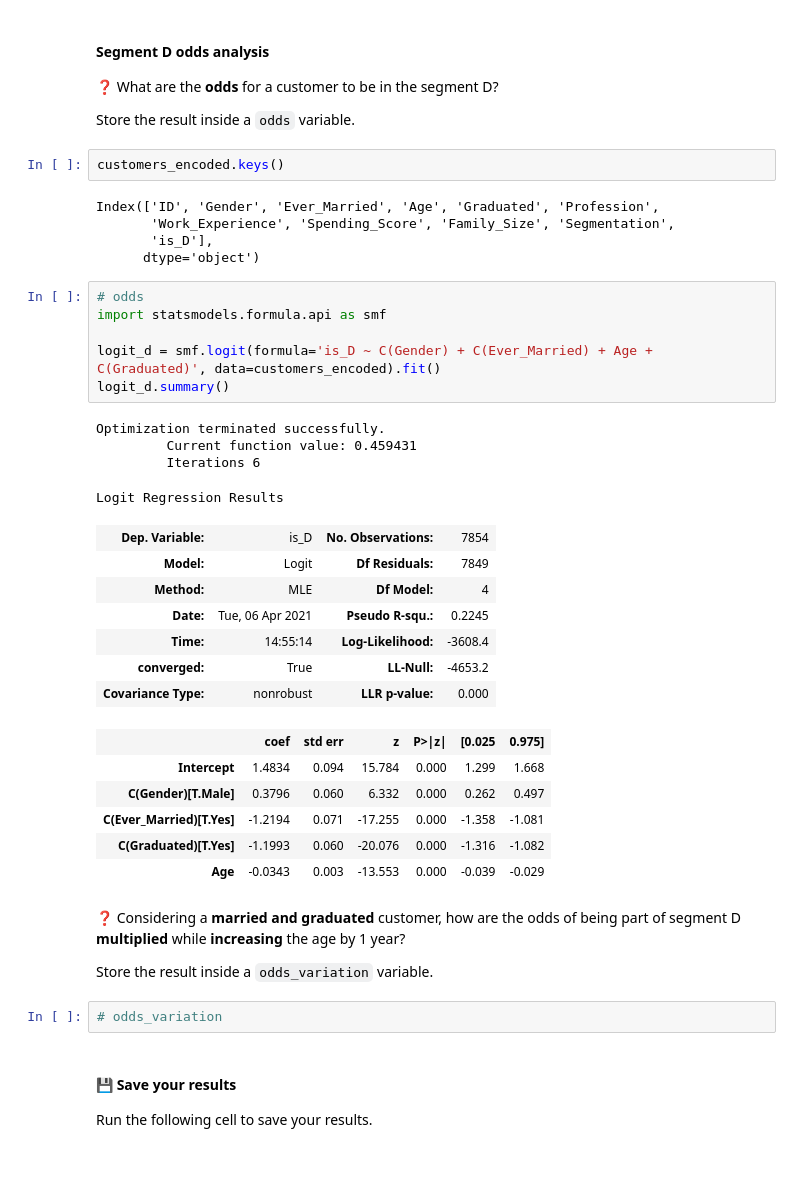
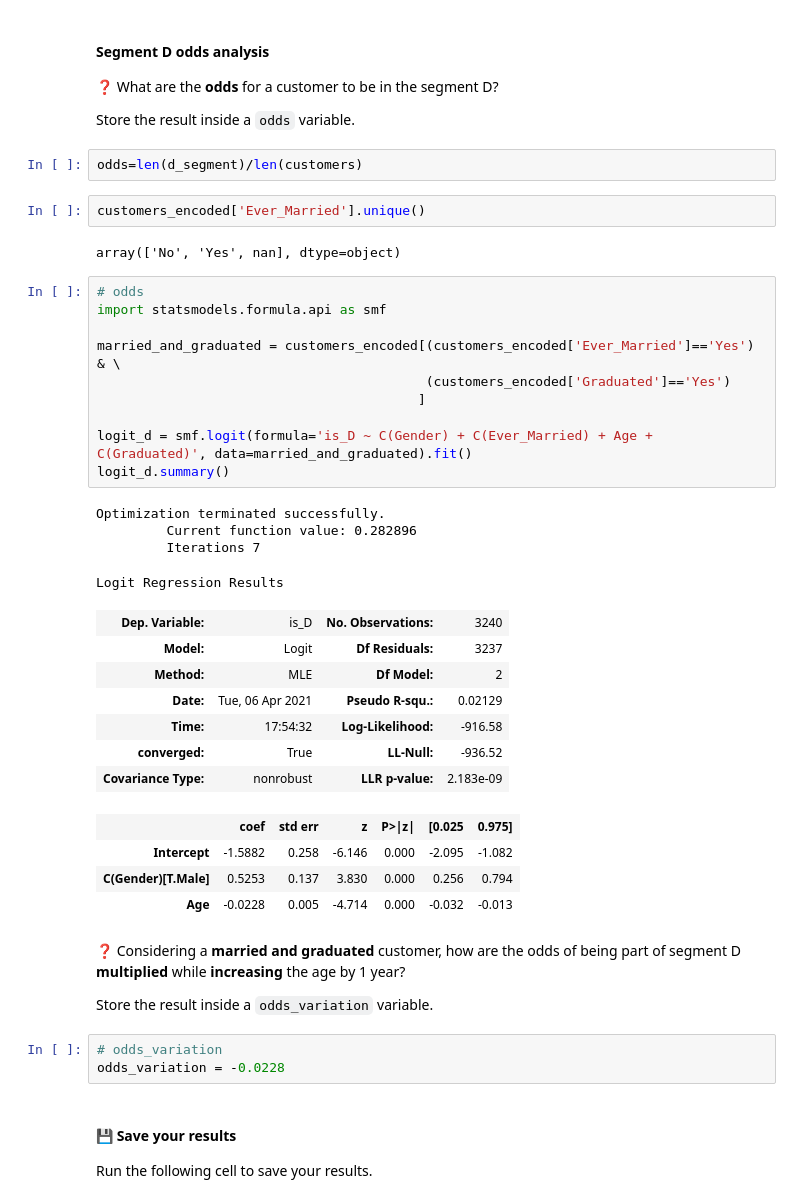
Before and after one commit to plussou/data-certification-exam, a Jupyter notebook: decision_science/customers_segmentation_exam.ipynb, the cells around one changed output. Cells and saved outputs as stored; diff of their text form; blank space fills up the shorter version.

```diff
--- a/decision_science/customers_segmentation_exam.ipynb
+++ b/decision_science/customers_segmentation_exam.ipynb
@@ -495,43 +495,45 @@ plt.plot(x, norm.pdf(x), label='norm pdf');
 ❓ What are the **odds** for a customer to be in the segment D?
 
 Store the result inside a `odds` variable.
-# %%
-customers_encoded.keys()
-# %% [output]
-Index(['ID', 'Gender', 'Ever_Married', 'Age', 'Graduated', 'Profession',
-       'Work_Experience', 'Spending_Score', 'Family_Size', 'Segmentation',
-       'is_D'],
-      dtype='object')
+# %%
+odds=len(d_segment)/len(customers)
+# %%
+customers_encoded['Ever_Married'].unique()
+# %% [output]
+array(['No', 'Yes', nan], dtype=object)
 # %%
 # odds
 import statsmodels.formula.api as smf
 
-logit_d = smf.logit(formula='is_D ~ C(Gender) + C(Ever_Married) + Age + C(Graduated)', data=customers_encoded).fit()
+married_and_graduated = customers_encoded[(customers_encoded['Ever_Married']=='Yes') & \
+                                          (customers_encoded['Graduated']=='Yes')
+                                         ]
+
+logit_d = smf.logit(formula='is_D ~ C(Gender) + C(Ever_Married) + Age + C(Graduated)', data=married_and_graduated).fit()
 logit_d.summary()
 # %% [output]
 Optimization terminated successfully.
-         Current function value: 0.459431
-         Iterations 6
+         Current function value: 0.282896
+         Iterations 7
 Logit Regression Results
-| Dep. Variable: | is_D | No. Observations: | 7854 |
-| Model: | Logit | Df Residuals: | 7849 |
-| Method: | MLE | Df Model: | 4 |
-| Date: | Tue, 06 Apr 2021 | Pseudo R-squ.: | 0.2245 |
-| Time: | 14:55:14 | Log-Likelihood: | -3608.4 |
-| converged: | True | LL-Null: | -4653.2 |
-| Covariance Type: | nonrobust | LLR p-value: | 0.000 |
+| Dep. Variable: | is_D | No. Observations: | 3240 |
+| Model: | Logit | Df Residuals: | 3237 |
+| Method: | MLE | Df Model: | 2 |
+| Date: | Tue, 06 Apr 2021 | Pseudo R-squ.: | 0.02129 |
+| Time: | 17:54:32 | Log-Likelihood: | -916.58 |
+| converged: | True | LL-Null: | -936.52 |
+| Covariance Type: | nonrobust | LLR p-value: | 2.183e-09 |
 |  | coef | std err | z | P>|z| | [0.025 | 0.975] |
-| Intercept | 1.4834 | 0.094 | 15.784 | 0.000 | 1.299 | 1.668 |
-| C(Gender)[T.Male] | 0.3796 | 0.060 | 6.332 | 0.000 | 0.262 | 0.497 |
-| C(Ever_Married)[T.Yes] | -1.2194 | 0.071 | -17.255 | 0.000 | -1.358 | -1.081 |
-| C(Graduated)[T.Yes] | -1.1993 | 0.060 | -20.076 | 0.000 | -1.316 | -1.082 |
-| Age | -0.0343 | 0.003 | -13.553 | 0.000 | -0.039 | -0.029 |
+| Intercept | -1.5882 | 0.258 | -6.146 | 0.000 | -2.095 | -1.082 |
+| C(Gender)[T.Male] | 0.5253 | 0.137 | 3.830 | 0.000 | 0.256 | 0.794 |
+| Age | -0.0228 | 0.005 | -4.714 | 0.000 | -0.032 | -0.013 |
 # %% [markdown]
 ❓ Considering a **married and graduated** customer, how are the odds of being part of segment D **multiplied** while **increasing** the age by 1 year?
 
 Store the result inside a `odds_variation` variable.
 # %%
 # odds_variation
+odds_variation = -0.0228
 # %% [markdown]
 ####  💾 Save your results
 
```
Also changed, not shown: parts of 6 cells of this notebook, 3 other files.
